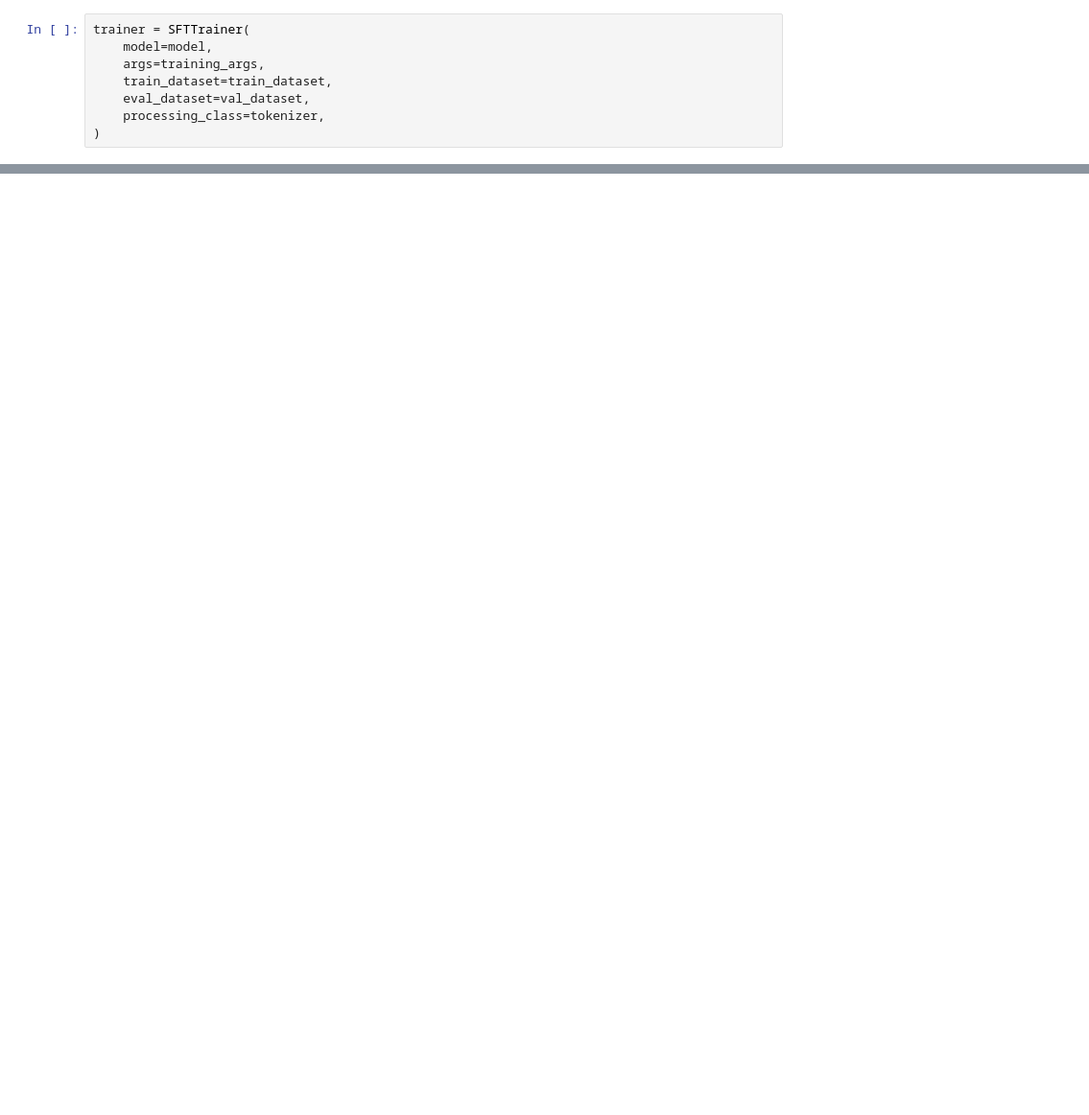
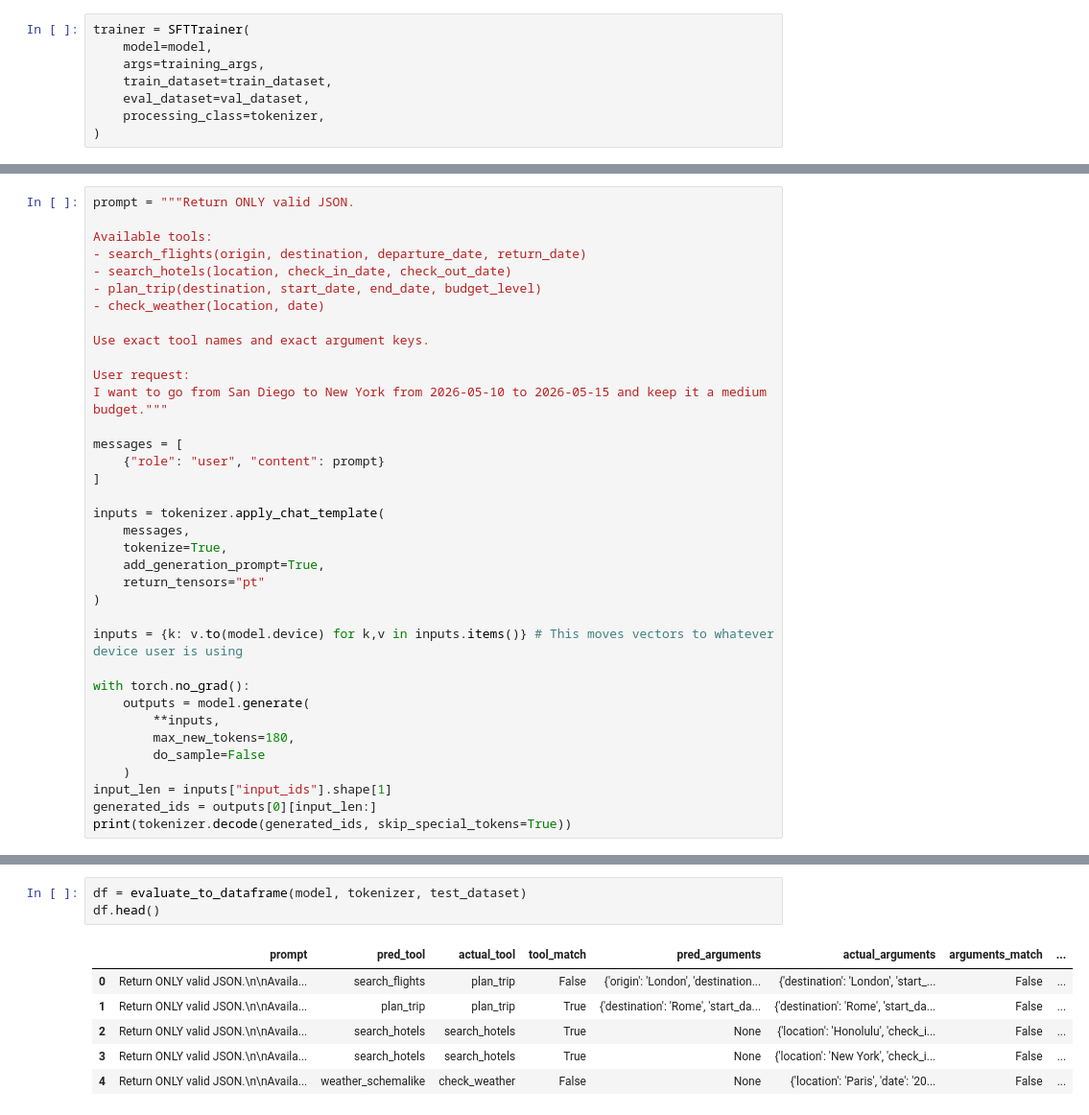
Before and after one commit to DerrickJ1612/model-alignment-lab, a Jupyter notebook: notebooks/lora_workshop_rough-draft.ipynb, the cells around one changed output, grey strips where cells are left out. Shown at 96% size. Drawn from its saved outputs; the diff is of its cells as text; blank space fills up the shorter version.

```diff
--- a/notebooks/lora_workshop_rough-draft.ipynb
+++ b/notebooks/lora_workshop_rough-draft.ipynb
@@ -604,0 +555,36 @@ PeftModelForCausalLM(
+# %%
+prompt = """Return ONLY valid JSON.
+
+Available tools:
+- search_flights(origin, destination, departure_date, return_date)
+- search_hotels(location, check_in_date, check_out_date)
+- plan_trip(destination, start_date, end_date, budget_level)
+- check_weather(location, date)
+
+Use exact tool names and exact argument keys.
+
+User request:
+I want to go from San Diego to New York from 2026-05-10 to 2026-05-15 and keep it a medium budget."""
+
+messages = [
+    {"role": "user", "content": prompt}
+]
+
+inputs = tokenizer.apply_chat_template(
+    messages,
+    tokenize=True,
+    add_generation_prompt=True,
+    return_tensors="pt"
+)
+
+inputs = {k: v.to(model.device) for k,v in inputs.items()} # This moves vectors to whatever device user is using
+
+with torch.no_grad():
+    outputs = model.generate(
+        **inputs,
+        max_new_tokens=180,
+        do_sample=False
+    )
+input_len = inputs["input_ids"].shape[1]
+generated_ids = outputs[0][input_len:]
+print(tokenizer.decode(generated_ids, skip_special_tokens=True))
@@ -604,0 +659,10 @@ PeftModelForCausalLM(
+# %%
+df = evaluate_to_dataframe(model, tokenizer, test_dataset)
+df.head()
+# %% [output]
+|  | prompt | pred_tool | actual_tool | tool_match | pred_arguments | actual_arguments | arguments_match | ... |
+| 0 | Return ONLY valid JSON.\n\nAvaila... | search_flights | plan_trip | False | {'origin': 'London', 'destination... | {'destination': 'London', 'start_... | False | ... |
+| 1 | Return ONLY valid JSON.\n\nAvaila... | plan_trip | plan_trip | True | {'destination': 'Rome', 'start_da... | {'destination': 'Rome', 'start_da... | False | ... |
+| 2 | Return ONLY valid JSON.\n\nAvaila... | search_hotels | search_hotels | True | None | {'location': 'Honolulu', 'check_i... | False | ... |
+| 3 | Return ONLY valid JSON.\n\nAvaila... | search_hotels | search_hotels | True | None | {'location': 'New York', 'check_i... | False | ... |
+| 4 | Return ONLY valid JSON.\n\nAvaila... | weather_schemalike | check_weather | False | None | {'location': 'Paris', 'date': '20... | False | ... |
```
Also changed, not shown: parts of 59 cells of this notebook, 14 other files.
